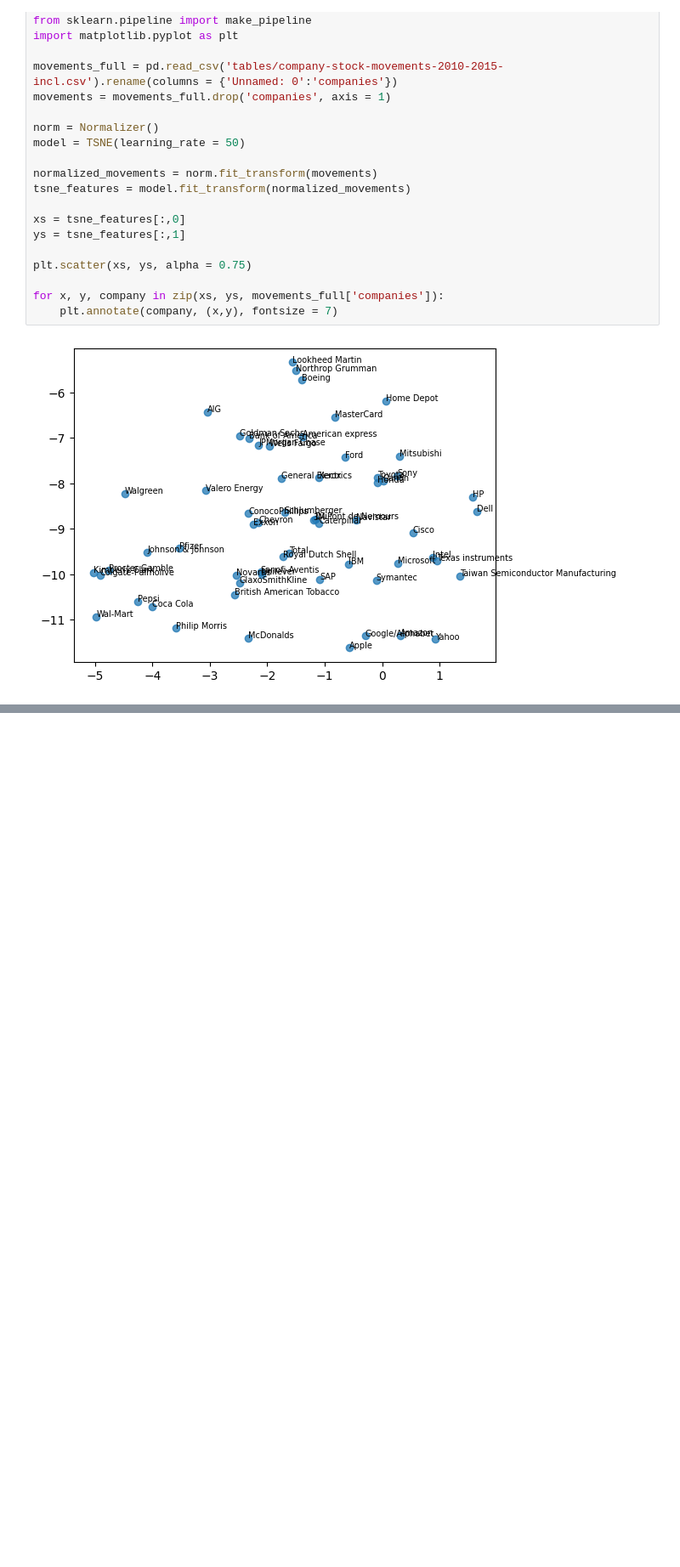
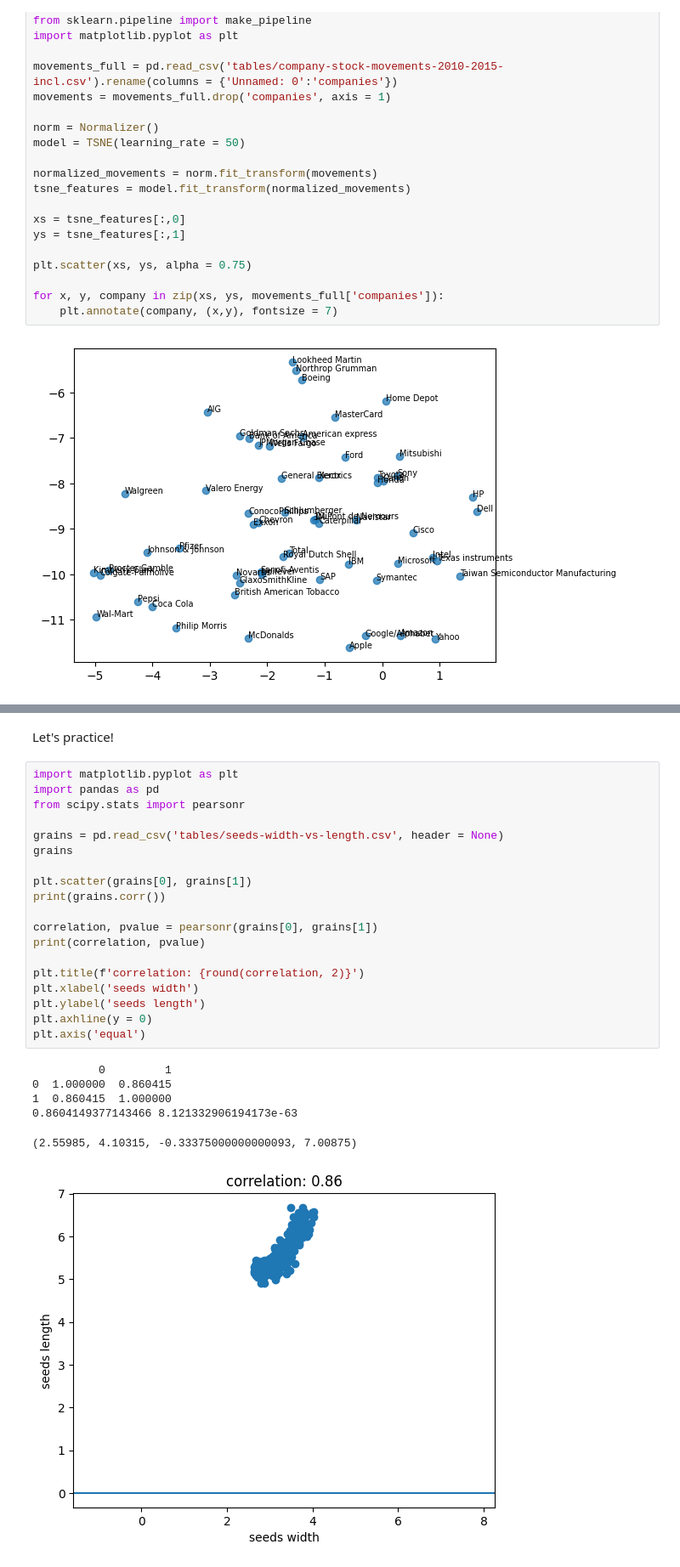
Before and after one commit to srgari/python, a Jupyter notebook: datacamp_study/machine learning/2_Unsupervised_learning_in_Python.ipynb, the cells around one changed output, grey strips where cells are left out. Shown at 85% size. Saved outputs shown, nothing was run; the diff lists cells and outputs as text; blank space fills up the shorter version.

```diff
--- a/datacamp_study/machine learning/2_Unsupervised_learning_in_Python.ipynb
+++ b/datacamp_study/machine learning/2_Unsupervised_learning_in_Python.ipynb
@@ -707,0 +731,28 @@ for x, y, company in zip(xs, ys, movements_full['companies']):
+# %% [markdown]
+Let's practice!
+# %%
+import matplotlib.pyplot as plt
+import pandas as pd
+from scipy.stats import pearsonr
+
+grains = pd.read_csv('tables/seeds-width-vs-length.csv', header = None)
+grains
+
+plt.scatter(grains[0], grains[1])
+print(grains.corr())
+
+correlation, pvalue = pearsonr(grains[0], grains[1])
+print(correlation, pvalue)
+
+plt.title(f'correlation: {round(correlation, 2)}')
+plt.xlabel('seeds width')
+plt.ylabel('seeds length')
+plt.axhline(y = 0)
+plt.axis('equal')
+# %% [output]
+          0         1
+0  1.000000  0.860415
+1  0.860415  1.000000
+0.8604149377143466 8.121332906194173e-63
+(2.55985, 4.10315, -0.33375000000000093, 7.00875)
+[figure, added]
```
Also changed, not shown: parts of 15 cells of this notebook, 2 other files.
